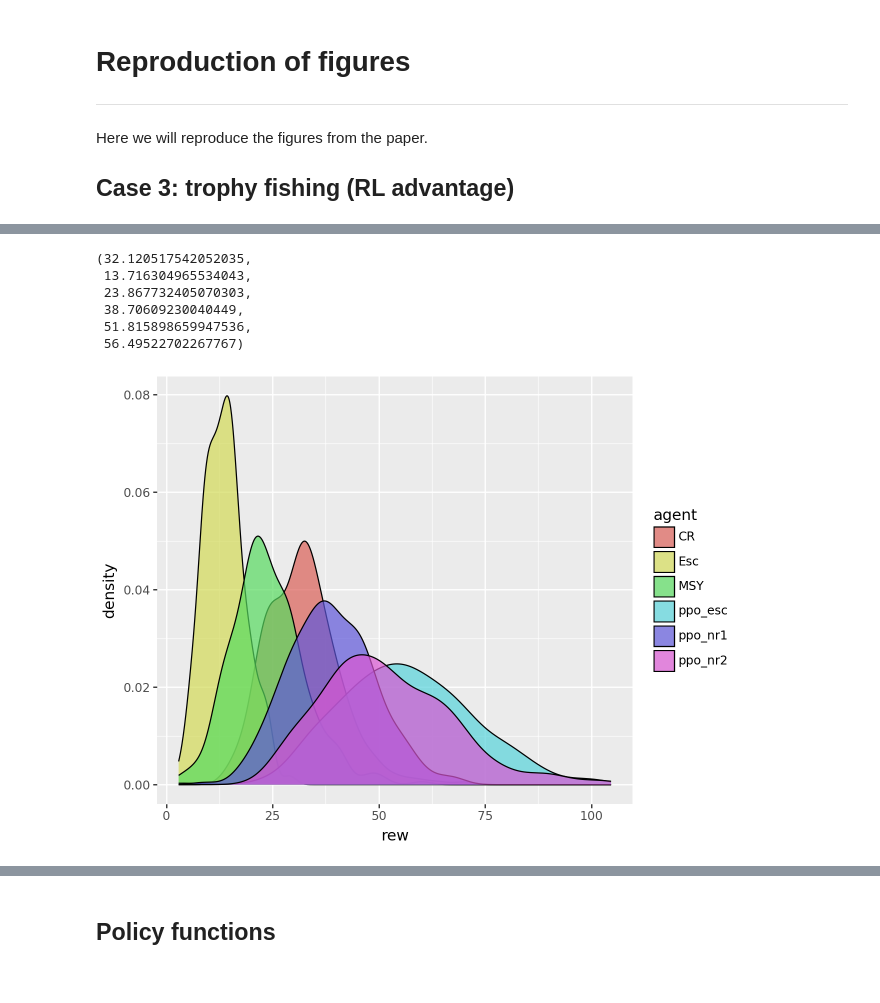
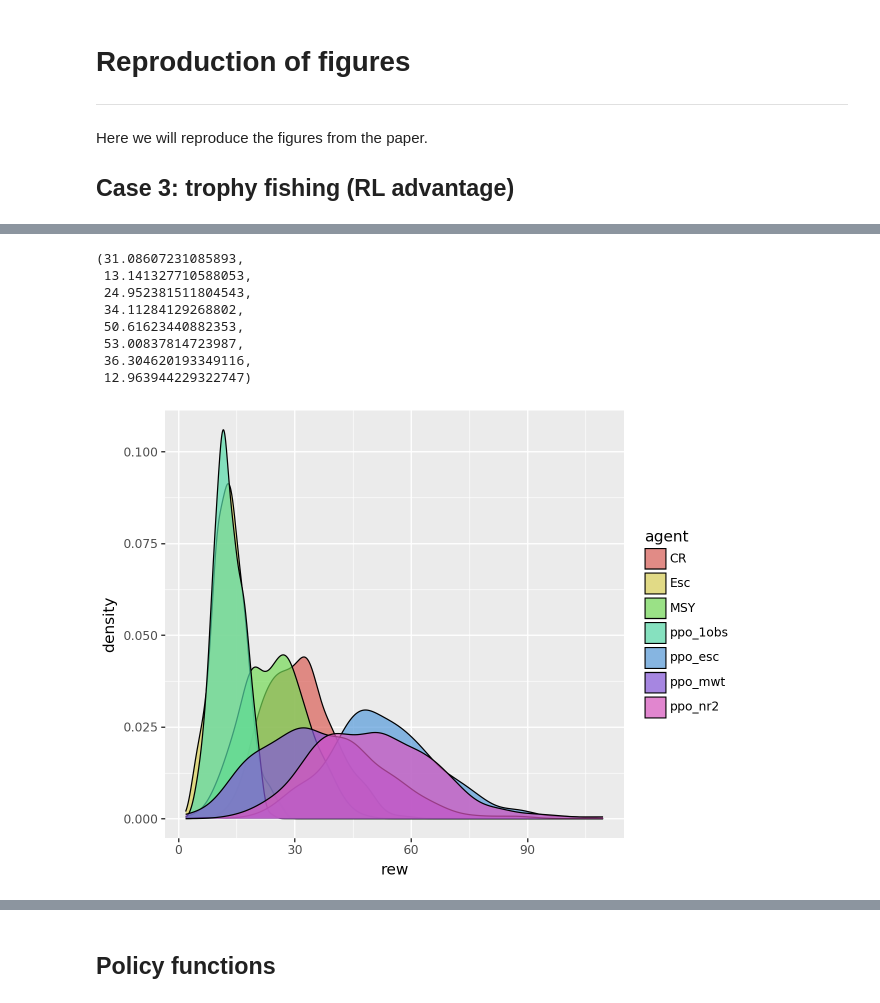
Before and after one commit to petebachant/rl4fisheries, a Jupyter notebook: notebooks/result_plots.ipynb, the cells around one changed output, grey strips where cells are left out. Saved outputs shown, nothing was run; the diff lists cells and outputs as text; code cells hidden in the pictures.

```diff
--- a/notebooks/result_plots.ipynb
+++ b/notebooks/result_plots.ipynb
@@ -96,6 +106,8 @@ from stable_baselines3 import PPO
 ppoAgent1 = PPO.load('../saved_agents/results/PPO-AsmEnv-results-trophy-nage-10.zip', device='cpu')
 ppoAgent2 = PPO.load('../saved_agents/results/PPO-AsmEnv-results-trophy-nage-10-run2.zip', device='cpu')
 ppoAgentEsc = PPO.load('../saved_agents/results/PPO-AsmEnvEsc-results-trophy-nage-10.zip', device='cpu')
+ppoAgent1obs_mwt = PPO.load('../saved_agents/results/PPO-AsmEnv-results-trophy-nage-10-mwt_obs-hyperpars-run2.zip', device='cpu')
+ppoAgent1obs = PPO.load('../saved_agents/results/PPO-AsmEnv-results-trophy-nage-10-1obs-hyperpars.zip', device='cpu')
 # %%
 import pickle
 # still trying to figure out how to load pickle files
@@ -148,4 +160,18 @@ ppoAgent1_rews = eval_pol(
 ppoAgent2_rews = eval_pol(
     policy=ppoAgent2, env_cls=AsmEnv, config=CONFIG3
 )
+ppoAgent1obs_mwt_rews = eval_pol(
+    policy=ppoAgent1obs_mwt, env_cls=AsmEnv, config={
+        'observation_fn_id': 'observe_mwt',
+        'n_observs': 1,
+        **CONFIG3
+    }
+)
+ppoAgent1obs_rews = eval_pol(
+    policy=ppoAgent1obs, env_cls=AsmEnv, config={
+        'observation_fn_id': 'observe_1o',
+        'n_observs': 1,
+        **CONFIG3
+    }
+)
 # %% [output]
@@ -186,8 +213,18 @@ ppoEsc_rews_df = pd.DataFrame({
     'agent': 'ppo_esc',
 })
 
+ppo_mwt_rews_df = pd.DataFrame({
+    'rew': ppoAgent1obs_mwt_rews,
+    'agent': 'ppo_mwt',
+})
+
+ppo_1obs_rews_df = pd.DataFrame({
+    'rew': ppoAgent1obs_rews,
+    'agent': 'ppo_1obs',
+})
+
 rews_df_case3 = pd.concat(
-    [cr_rews_df, esc_rews_df, msy_rews_df, ppo1_rews_df, ppo2_rews_df, ppoEsc_rews_df]
+    [cr_rews_df, esc_rews_df, msy_rews_df, ppo1_rews_df, ppo2_rews_df, ppoEsc_rews_df, ppo_mwt_rews_df, ppo_1obs_rews_df]
 )
 # %%
 # means
@@ -198,21 +235,30 @@ rews_df_case3 = pd.concat(
     np.mean(ppo1_rews_df.rew),
     np.mean(ppo2_rews_df.rew),
     np.mean(ppoEsc_rews_df.rew),
+    np.mean(ppo_mwt_rews_df.rew),
+    np.mean(ppo_1obs_rews_df.rew),
 )
 # %% [output]
-(32.120517542052035,
- 13.716304965534043,
- 23.867732405070303,
- 38.70609230040449,
- 51.815898659947536,
- 56.49522702267767)
+(31.08607231085893,
+ 13.141327710588053,
+ 24.952381511804543,
+ 34.11284129268802,
+ 50.61623440882353,
+ 53.00837814723987,
+ 36.304620193349116,
+ 12.963944229322747)
 # %%
 # plot
 (
-    ggplot(rews_df_case3, aes(x='rew', fill='agent'))+geom_density(alpha=0.7)
+    ggplot(
+        rews_df_case3[
+            ~(rews_df_case3.agent=='ppo_nr1')
+        ],
+        aes(x='rew', fill='agent'))
+    +geom_density(alpha=0.7)
 )
 # %% [output]
-[figure, old version]
+[figure, new version]
 # %%
 reprod_env_3 = AsmEnv(
     config={
```
Also changed, not shown: parts of 14 cells of this notebook, 1 other file.
